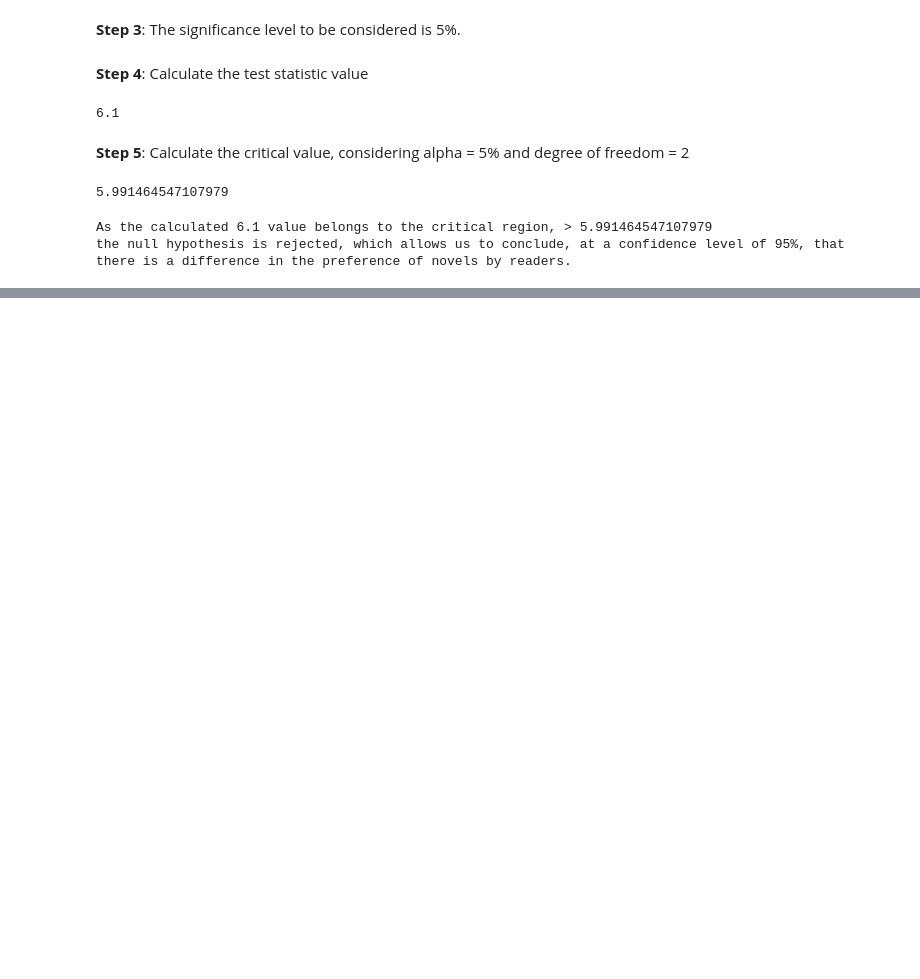
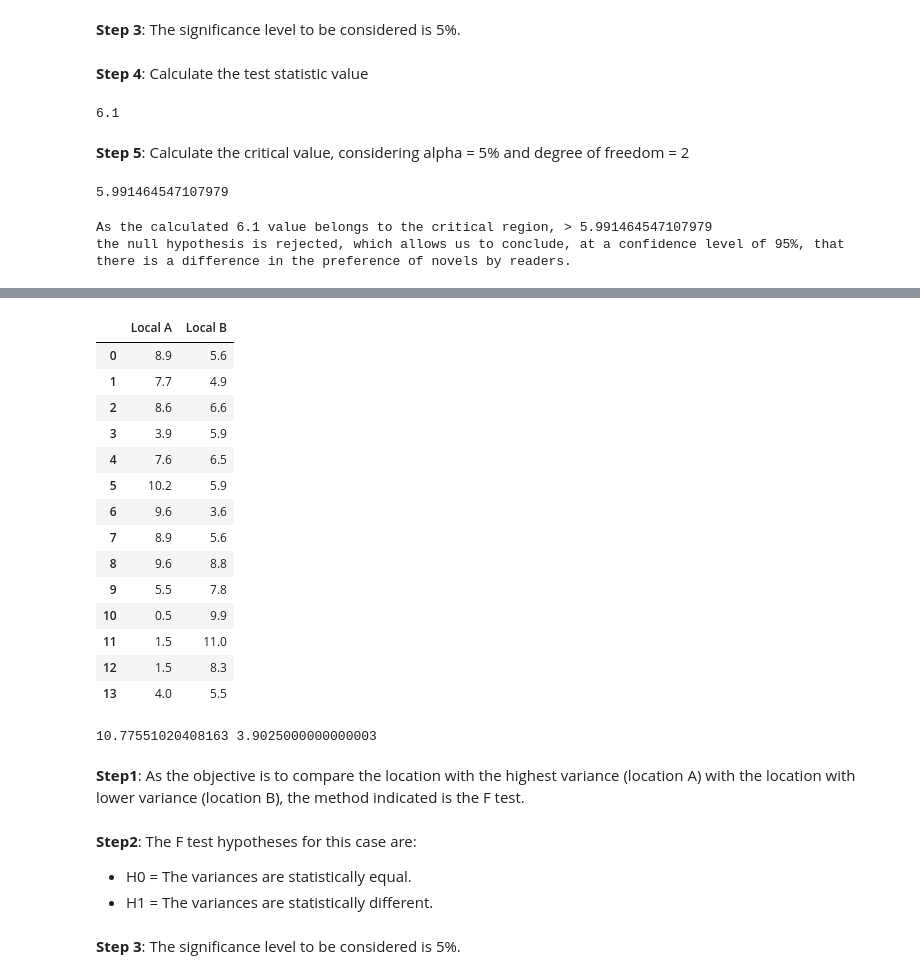
Before and after one commit to JoaoDiamantino/statistics_python, a Jupyter notebook: Statistics_I_USP.ipynb, the cells around one changed output, grey strips where cells are left out. Drawn from its saved outputs; the diff is of its cells as text; code cells hidden in the pictures; blank space fills up the shorter version.

```diff
--- a/Statistics_I_USP.ipynb
+++ b/Statistics_I_USP.ipynb
@@ -494,0 +505,34 @@ the null hypothesis is rejected, which allows us to conclude, at a confidence le
+# %%
+import pandas as pd
+import numpy as np
+
+url = 'https://github.com/JoaoDiamantino/statistics_python/raw/main/Q8_data.xlsx'
+df = pd.read_excel(url)
+# %%
+df
+# %% [output]
+|  | Local A | Local B |
+| 0 | 8.9 | 5.6 |
+| 1 | 7.7 | 4.9 |
+| 2 | 8.6 | 6.6 |
+| 3 | 3.9 | 5.9 |
+| 4 | 7.6 | 6.5 |
+| 5 | 10.2 | 5.9 |
+| 6 | 9.6 | 3.6 |
+| 7 | 8.9 | 5.6 |
+| 8 | 9.6 | 8.8 |
+| 9 | 5.5 | 7.8 |
+| 10 | 0.5 | 9.9 |
+| 11 | 1.5 | 11.0 |
+| 12 | 1.5 | 8.3 |
+| 13 | 4.0 | 5.5 |
+# %%
+varA = np.var(df['Local A'])
+varB = np.var(df['Local B'])
+
+print(varA, varB)
+# %% [output]
+10.77551020408163 3.9025000000000003
+# %% [markdown]
+**Step1**: As the objective is to compare the location with the highest variance (location A) with the location
+with lower variance (location B), the method indicated is the F test.
@@ -494,0 +541,7 @@ the null hypothesis is rejected, which allows us to conclude, at a confidence le
+# %% [markdown]
+**Step2**: The F test hypotheses for this case are:
+
+*   H0 = The variances are statistically equal.
+*   H1 = The variances are statistically different.
+# %% [markdown]
+**Step 3**: The significance level to be considered is 5%.
```
Also changed, not shown: parts of 8 cells of this notebook.
